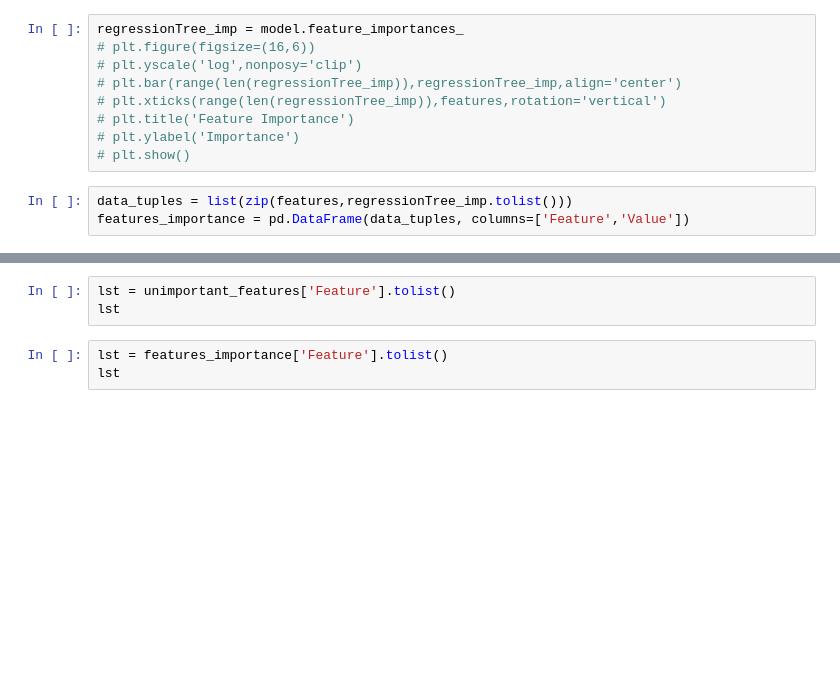
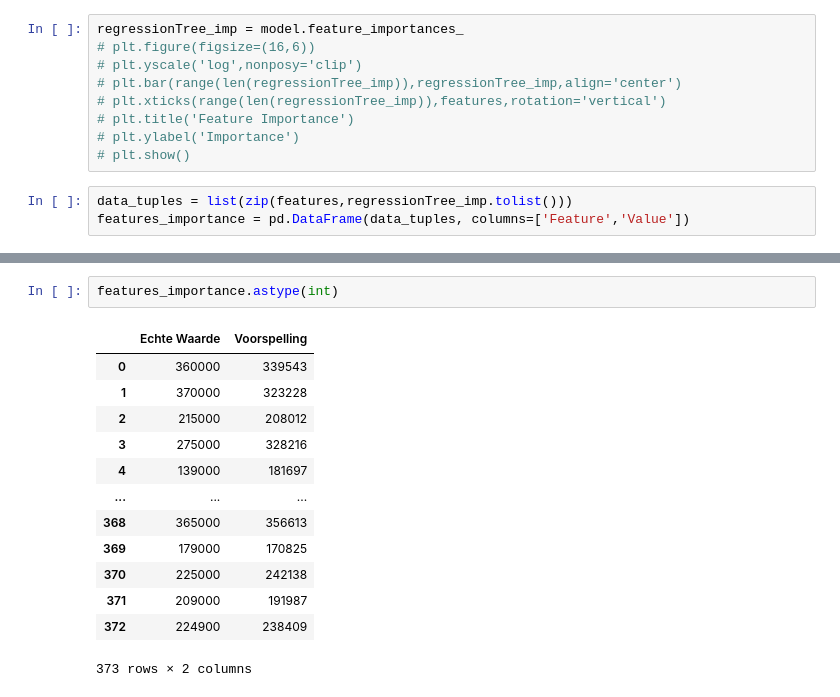
Before and after one commit to JonasHeymans/appartementen, a Jupyter notebook: preprocessing.ipynb, the cells around one changed output, grey strips where cells are left out. Drawn from its saved outputs; the diff is of its cells as text; blank space fills up the shorter version.

```diff
--- a/preprocessing.ipynb
+++ b/preprocessing.ipynb
@@ -265,6 +332,16 @@ features_importance['Voorspelling'] = features_importance['Voorspelling'].astype
-# %%
-lst = unimportant_features['Feature'].tolist()
-lst
-# %%
-lst = features_importance['Feature'].tolist()
-lst
+# %%
+features_importance.astype(int)
+# %% [output]
+|  | Echte Waarde | Voorspelling |
+| 0 | 360000 | 339543 |
+| 1 | 370000 | 323228 |
+| 2 | 215000 | 208012 |
+| 3 | 275000 | 328216 |
+| 4 | 139000 | 181697 |
+| ... | ... | ... |
+| 368 | 365000 | 356613 |
+| 369 | 179000 | 170825 |
+| 370 | 225000 | 242138 |
+| 371 | 209000 | 191987 |
+| 372 | 224900 | 238409 |
+373 rows × 2 columns
```
Also changed, not shown: parts of 37 cells of this notebook.
